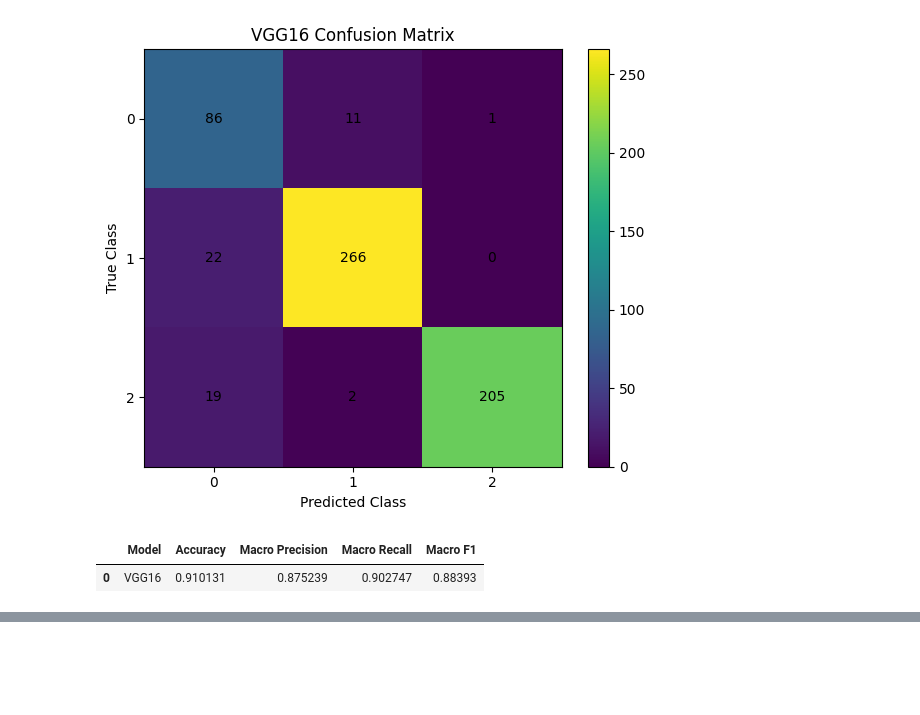
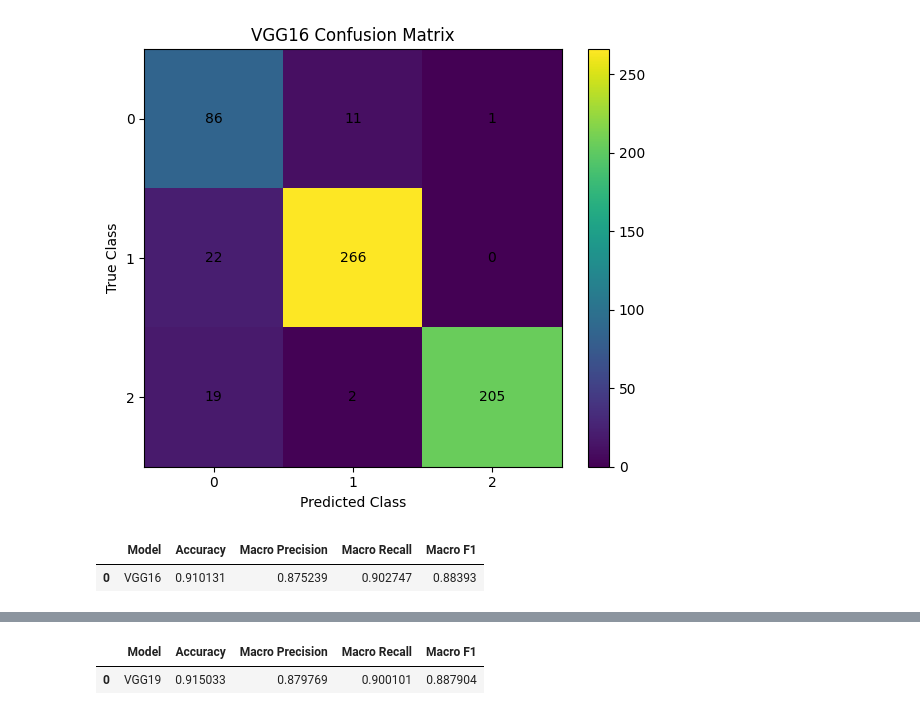
Before and after one commit to VanshitaRawat24/Brain_Tumor_Detection, a Jupyter notebook: notebooks/03_deep_learning_models.ipynb, the cells around one changed output, grey strips where cells are left out. Drawn from its saved outputs; the diff is of its cells as text; code cells hidden in the pictures; blank space fills up the shorter version.

```diff
--- a/notebooks/03_deep_learning_models.ipynb
+++ b/notebooks/03_deep_learning_models.ipynb
@@ -4697,0 +5163,23 @@ vgg16_result_df
+# %%
+# ============================================================
+# VGG19 TEST PREDICTIONS
+# ============================================================
+
+vgg19_probabilities = best_vgg19.predict(
+    X_test_vgg19,
+    batch_size=BATCH_SIZE,
+    verbose=1
+)
+
+vgg19_predictions = np.argmax(
+    vgg19_probabilities,
+    axis=1
+)
+
+print(
+    "VGG19 Prediction Distribution:",
+    np.unique(
+        vgg19_predictions,
+        return_counts=True
+    )
+)
@@ -4697,0 +5319,21 @@ vgg16_result_df
+# %%
+# ============================================================
+# VGG19 RESULT RECORD
+# ============================================================
+
+vgg19_result = {
+    "Model": "VGG19",
+    "Accuracy": vgg19_accuracy,
+    "Macro Precision": vgg19_precision,
+    "Macro Recall": vgg19_recall,
+    "Macro F1": vgg19_f1
+}
+
+vgg19_result_df = pd.DataFrame(
+    [vgg19_result]
+)
+
+vgg19_result_df
+# %% [output]
+|  | Model | Accuracy | Macro Precision | Macro Recall | Macro F1 |
+| 0 | VGG19 | 0.915033 | 0.879769 | 0.900101 | 0.887904 |
```
Also changed, not shown: parts of 66 cells of this notebook.
